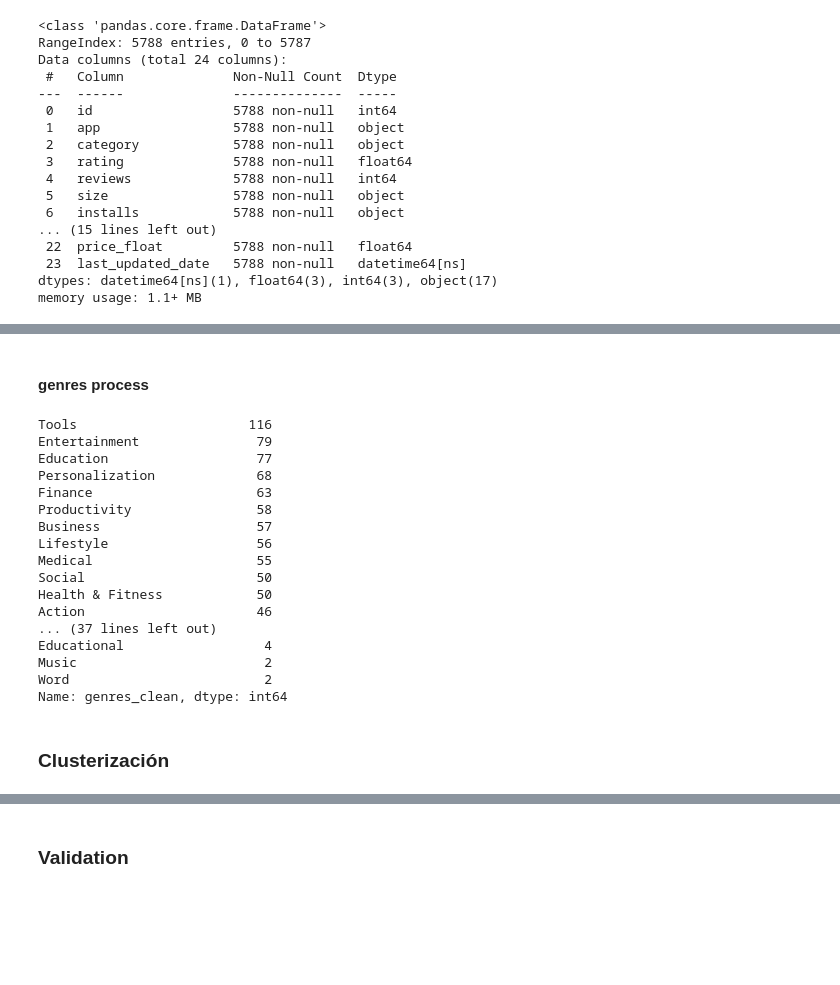
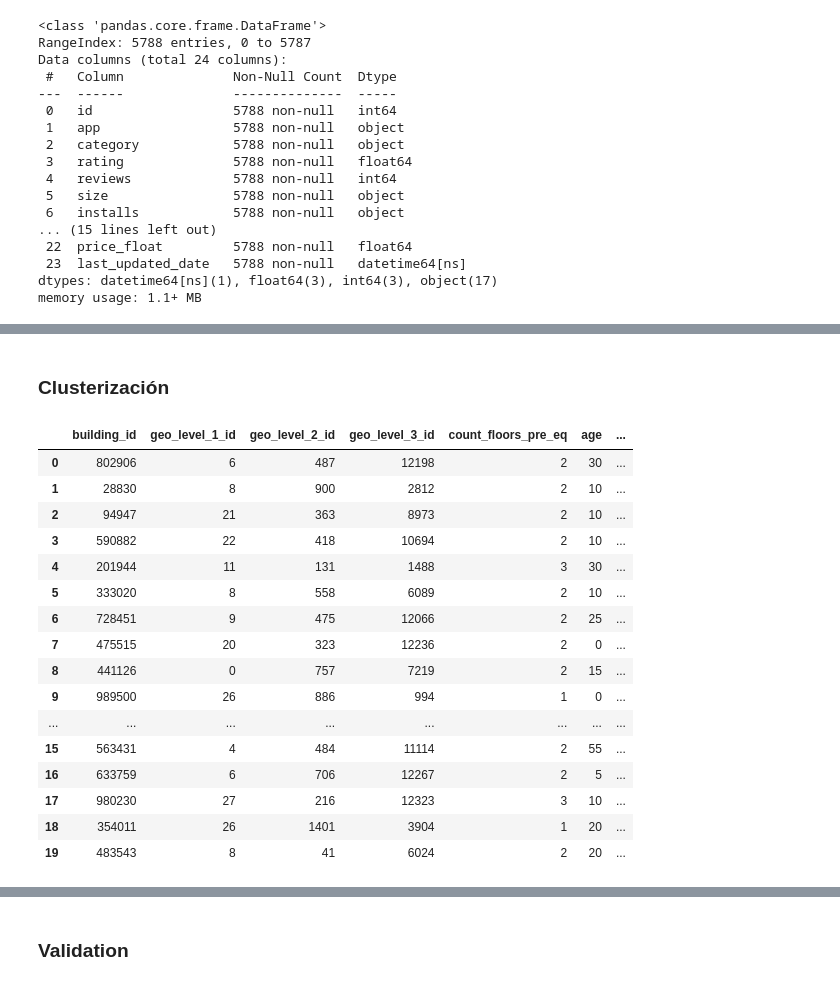
Before and after one commit to G94/earthquake_damage_ml, a Jupyter notebook: Modeling.ipynb, the cells around one changed output, grey strips where cells are left out. Cells and saved outputs as stored; diff of their text form; code cells hidden in the pictures; blank space fills up the shorter version.

```diff
--- a/Modeling.ipynb
+++ b/Modeling.ipynb
@@ -237,2 +183,0 @@ for col in cols_to_dummies:
-# %% [markdown]
-#### genres process
@@ -261,33 +183,0 @@ for col in list_words:
-# %%
-def get_genre(x, l_genres):
-    list_w = x.split(";")
-
-
-    if len(list_w)>1:
-        if list_w[1] in l_genres:
-            return list_w[1]
-    else:
-        return list_w[0]
-
-dftrain_tmp["genres_clean"] = dftrain_tmp["genres"].apply(lambda x: get_genre(x, list_words))
-dftest_tmp["genres_clean"] = dftest_tmp["genres"].apply(lambda x: get_genre(x, list_words))
-# %%
-dftest_tmp.genres_clean.value_counts()
-# %% [output]
-Tools                      116
-Entertainment               79
-Education                   77
-Personalization             68
-Finance                     63
-Productivity                58
-Business                    57
-Lifestyle                   56
-Medical                     55
-Social                      50
-Health & Fitness            50
-Action                      46
-... (37 lines left out)
-Educational                  4
-Music                        2
-Word                         2
-Name: genres_clean, dtype: int64
@@ -348,22 +184,16 @@ dict_map = {'Travel & Local':'Travel & Local',
-# %%
-dftrain_tmp["genres"] = dftrain_tmp["genres_clean"].map(dict_map)
-dftest_tmp["genres"] = dftest_tmp["genres_clean"].map(dict_map)
 # %%
 dftrain_ = dftrain_tmp.copy()
 dftest_ = dftest_tmp.copy()
 
 
-for type_id in ['genres']:
+for type_id in ['plan_configuration']:
 
-    for column_id, agg_func, func_name in [('reviews',np.mean,'avg'),
-                                           ('reviews',np.var,'var'),
-                                           ('reviews',np.max,'max'),
-                                           ('reviews', np.min,'min'),
-                                           ('rating', np.mean, 'sum'),
-                                           ('size_kb',np.sum,'sum'),
-                                           ('size_kb',np.mean,'avg'),
-                                           ('days_last_update',np.mean,'avg'),
-                                           ('price_float', np.mean,'avg')]:
+    for column_id, agg_func, func_name in [('age',np.mean,'avg'),
+                                           ('age',np.var,'var'),
+                                           ('age',np.max,'max'),
+                                           ('age', np.min,'min'),
+                                           ('age', np.mean, 'sum'),
+                                           ('damage_grade',np.mean,'avg')]:
 
         tmp = dftrain_.groupby([type_id]).agg({column_id:agg_func}).reset_index()
         mean_df = dftrain_.groupby([type_id]).agg({column_id:agg_func}).reset_index()[[column_id, type_id]]
@@ -373,4 +203,24 @@ for type_id in ['genres']:
         dftest_ = pd.merge(dftest_, mean_df, on = [type_id], how = 'left')
 # %% [markdown]
 ### Clusterización
+# %%
+dftrain_.head(20)
+# %% [output]
+|  | building_id | geo_level_1_id | geo_level_2_id | geo_level_3_id | count_floors_pre_eq | age | ... |
+| 0 | 802906 | 6 | 487 | 12198 | 2 | 30 | ... |
+| 1 | 28830 | 8 | 900 | 2812 | 2 | 10 | ... |
+| 2 | 94947 | 21 | 363 | 8973 | 2 | 10 | ... |
+| 3 | 590882 | 22 | 418 | 10694 | 2 | 10 | ... |
+| 4 | 201944 | 11 | 131 | 1488 | 3 | 30 | ... |
+| 5 | 333020 | 8 | 558 | 6089 | 2 | 10 | ... |
+| 6 | 728451 | 9 | 475 | 12066 | 2 | 25 | ... |
+| 7 | 475515 | 20 | 323 | 12236 | 2 | 0 | ... |
+| 8 | 441126 | 0 | 757 | 7219 | 2 | 15 | ... |
+| 9 | 989500 | 26 | 886 | 994 | 1 | 0 | ... |
+| ... | ... | ... | ... | ... | ... | ... | ... |
+| 15 | 563431 | 4 | 484 | 11114 | 2 | 55 | ... |
+| 16 | 633759 | 6 | 706 | 12267 | 2 | 5 | ... |
+| 17 | 980230 | 27 | 216 | 12323 | 3 | 10 | ... |
+| 18 | 354011 | 26 | 1401 | 3904 | 1 | 20 | ... |
+| 19 | 483543 | 8 | 41 | 6024 | 2 | 20 | ... |
 # %%
```
Also changed, not shown: parts of 69 cells of this notebook, 1 other file.
